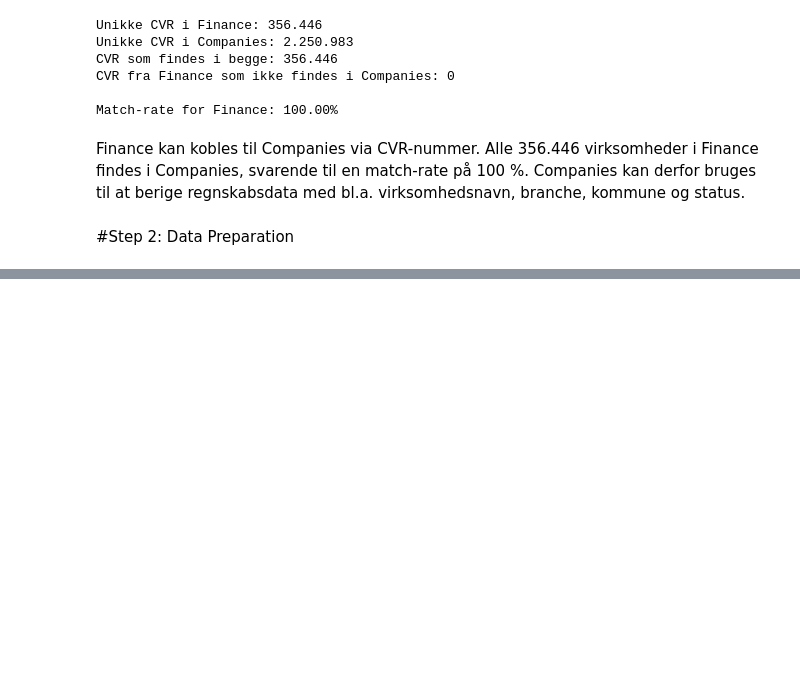
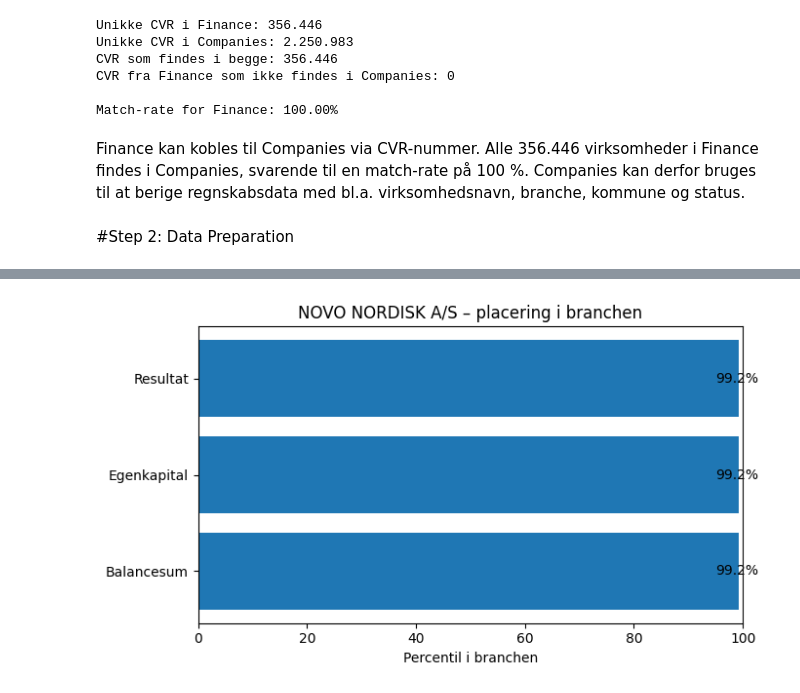
Before and after one commit to Mathildeholst/Case, a Jupyter notebook: OTARI_Case.ipynb, the cells around one changed output, grey strips where cells are left out. Drawn from its saved outputs; the diff is of its cells as text; code cells hidden in the pictures; blank space fills up the shorter version.

```diff
--- a/OTARI_Case.ipynb
+++ b/OTARI_Case.ipynb
@@ -494,0 +804,3 @@ Finance kan kobles til Companies via CVR-nummer. Alle 356.446 virksomheder i Fin
+# %%
+for i, column in enumerate(analysis_data.columns, start=1):
+    print(f"{i}. {column}")
@@ -494,0 +1171,17 @@ Finance kan kobles til Companies via CVR-nummer. Alle 356.446 virksomheder i Fin
+# %%
+witt = latest_data[latest_data["CVR"] == 10000157].iloc[0]
+
+industry_peers = latest_data[
+    latest_data["Branche"] == witt["Branche"]
+]
+
+percentile = (
+    industry_peers["ProfitLoss"].dropna() < witt["ProfitLoss"]
+).mean() * 100
+
+print("Virksomhed:", witt["Navn"])
+print("Branche:", witt["Branche"])
+print("Resultat:", f'{witt["ProfitLoss"]:,.0f} kr.')
+print("Branchemedian:", f'{industry_peers["ProfitLoss"].median():,.0f} kr.')
+print("Percentil:", f"{percentile:.1f}%")
+print("Antal virksomheder i sammenligningen:", industry_peers["ProfitLoss"].notna().sum())
@@ -494,0 +1199,15 @@ Finance kan kobles til Companies via CVR-nummer. Alle 356.446 virksomheder i Fin
+# %%
+metrics = ["Assets", "Equity", "ProfitLoss"]
+
+for metric in metrics:
+    company_value = witt[metric]
+    peer_values = industry_peers[metric].dropna()
+
+    median = peer_values.median()
+    percentile = (peer_values < company_value).mean() * 100
+
+    print(f"\n{metric}")
+    print("Virksomhed:", f"{company_value:,.0f} kr.")
+    print("Branchemedian:", f"{median:,.0f} kr.")
+    print("Højere end:", f"{percentile:.1f}% af branchen")
+    print("Sammenligningsgrundlag:", len(peer_values))
@@ -494,0 +1669,3 @@ Finance kan kobles til Companies via CVR-nummer. Alle 356.446 virksomheder i Fin
+# %%
+result = company_benchmark("24256790")
+print(format_benchmark(result))
@@ -494,0 +1742,5 @@ Finance kan kobles til Companies via CVR-nummer. Alle 356.446 virksomheder i Fin
+# %%
+result = company_benchmark("24256790")
+fig = create_benchmark_chart(result)
+# %% [output]
+[figure, added]
```
Also changed, not shown: parts of 77 cells of this notebook.
